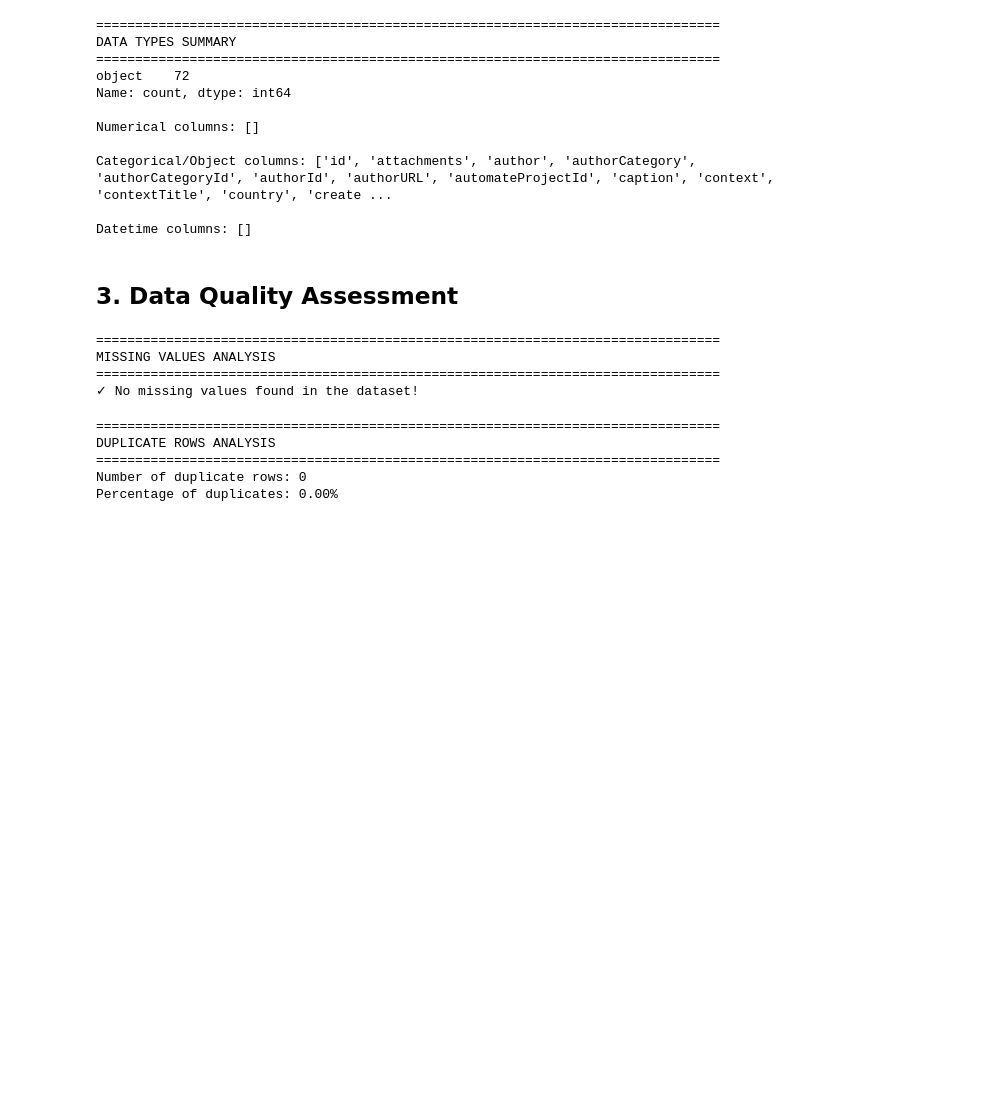
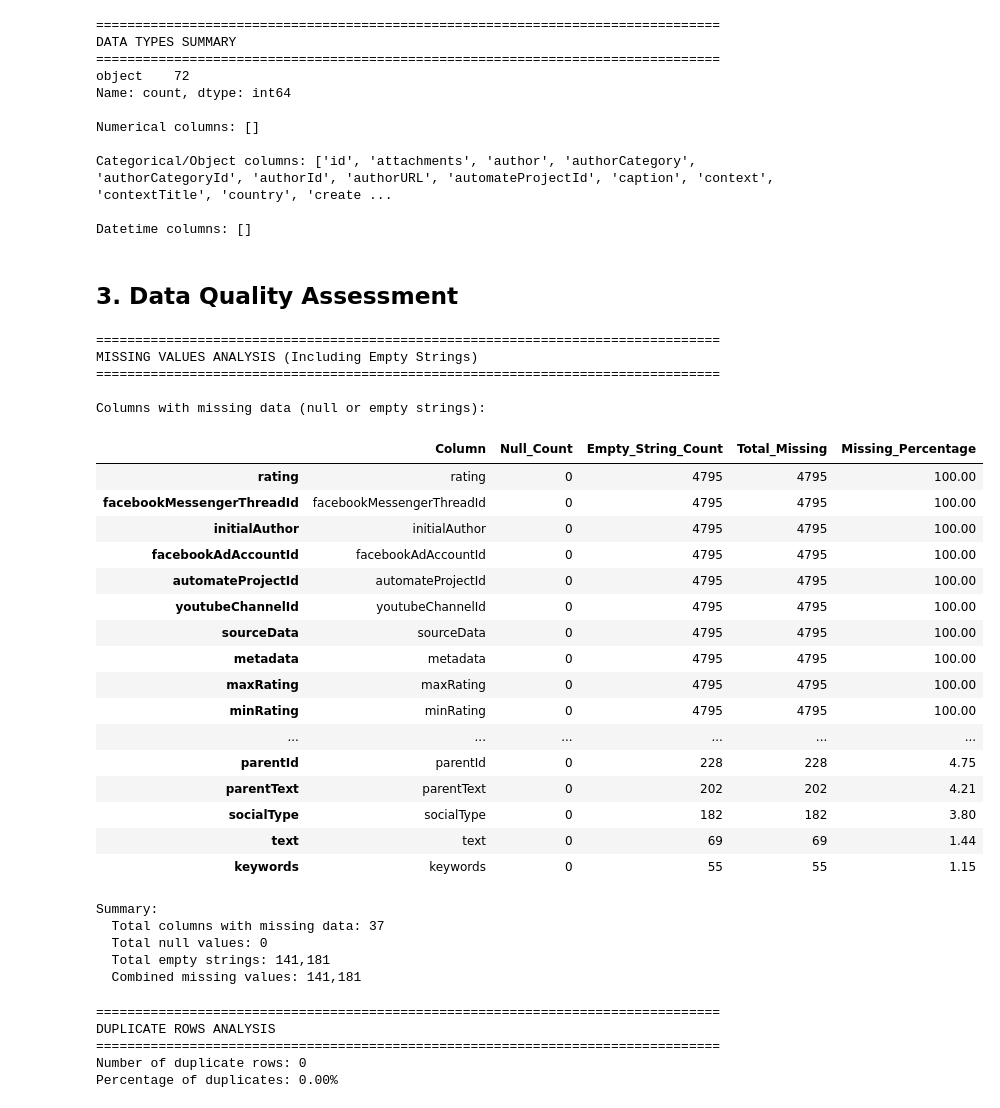
Before and after one commit to AndresPin0/atinna_challenge, a Jupyter notebook: notebooks/EDA.ipynb, the cells around one changed output. Drawn from its saved outputs; the diff is of its cells as text; code cells hidden in the pictures; blank space fills up the shorter version.

```diff
--- a/notebooks/EDA.ipynb
+++ b/notebooks/EDA.ipynb
@@ -30,7 +30,7 @@ This notebook provides a comprehensive exploratory data analysis of the Reto_dat
 # %%
 # Load the dataset
 # Using fastparquet as an alternative engine to avoid pyarrow compatibility issues
-df = pd.read_parquet("../data/Reto_data_20251023_122206.parquet", engine='fastparquet')
+df = pd.read_parquet("../data/reto.parquet", engine='fastparquet')
 
 print(f"Dataset loaded successfully!")
 print(f"Shape: {df.shape[0]} rows × {df.shape[1]} columns")
@@ -105,27 +105,68 @@ Datetime columns: []
 # %% [markdown]
 ## 3. Data Quality Assessment
 # %%
-# Missing values analysis
+# Missing values analysis (including empty strings)
 print("=" * 80)
-print("MISSING VALUES ANALYSIS")
+print("MISSING VALUES ANALYSIS (Including Empty Strings)")
 print("=" * 80)
 
+# Count null values
+null_counts = df.isnull().sum()
+
+# Count empty strings for object columns
+empty_string_counts = pd.Series(0, index=df.columns)
+for col in df.select_dtypes(include=['object']).columns:
+    empty_string_counts[col] = (df[col].str.strip() == '').sum()
+
+# Combined missing data
 missing_data = pd.DataFrame({
     'Column': df.columns,
-    'Missing_Count': df.isnull().sum(),
-    'Missing_Percentage': (df.isnull().sum() / len(df) * 100).round(2)
+    'Null_Count': null_counts,
+    'Empty_String_Count': empty_string_counts,
+    'Total_Missing': null_counts + empty_string_counts,
+    'Missing_Percentage': ((null_counts + empty_string_counts) / len(df) * 100).round(2)
 })
-missing_data = missing_data[missing_data['Missing_Count'] > 0].sort_values('Missing_Percentage', ascending=False)
+missing_data = missing_data[missing_data['Total_Missing'] > 0].sort_values('Missing_Percentage', ascending=False)
 
 if len(missing_data) > 0:
+    print(f"\nColumns with missing data (null or empty strings):")
     display(missing_data)
+
+    print(f"\nSummary:")
+    print(f"  Total columns with missing data: {len(missing_data)}")
+    print(f"  Total null values: {null_counts.sum():,}")
+    print(f"  Total empty strings: {empty_string_counts.sum():,}")
+    print(f"  Combined missing values: {missing_data['Total_Missing'].sum():,}")
 else:
-    print("✓ No missing values found in the dataset!")
+    print("✓ No missing values or empty strings found in the dataset!")
 # %% [output]
 ================================================================================
-MISSING VALUES ANALYSIS
+MISSING VALUES ANALYSIS (Including Empty Strings)
 ================================================================================
-✓ No missing values found in the dataset!
+
+Columns with missing data (null or empty strings):
+|  | Column | Null_Count | Empty_String_Count | Total_Missing | Missing_Percentage |
+| rating | rating | 0 | 4795 | 4795 | 100.00 |
+| facebookMessengerThreadId | facebookMessengerThreadId | 0 | 4795 | 4795 | 100.00 |
+| initialAuthor | initialAuthor | 0 | 4795 | 4795 | 100.00 |
+| facebookAdAccountId | facebookAdAccountId | 0 | 4795 | 4795 | 100.00 |
+| automateProjectId | automateProjectId | 0 | 4795 | 4795 | 100.00 |
+| youtubeChannelId | youtubeChannelId | 0 | 4795 | 4795 | 100.00 |
+| sourceData | sourceData | 0 | 4795 | 4795 | 100.00 |
+| metadata | metadata | 0 | 4795 | 4795 | 100.00 |
+| maxRating | maxRating | 0 | 4795 | 4795 | 100.00 |
+| minRating | minRating | 0 | 4795 | 4795 | 100.00 |
+| ... | ... | ... | ... | ... | ... |
+| parentId | parentId | 0 | 228 | 228 | 4.75 |
+| parentText | parentText | 0 | 202 | 202 | 4.21 |
+| socialType | socialType | 0 | 182 | 182 | 3.80 |
+| text | text | 0 | 69 | 69 | 1.44 |
+| keywords | keywords | 0 | 55 | 55 | 1.15 |
+Summary:
+  Total columns with missing data: 37
+  Total null values: 0
+  Total empty strings: 141,181
+  Combined missing values: 141,181
 # %%
 # Duplicate rows analysis
 print("=" * 80)
```
Also changed, not shown: parts of 2 cells of this notebook, 2 other files.
